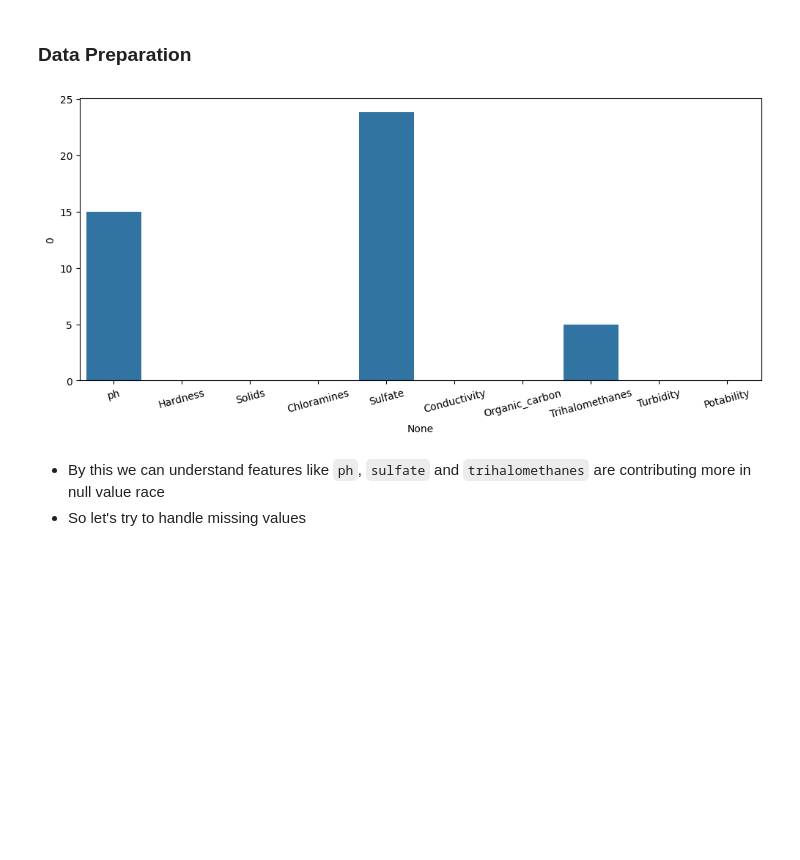
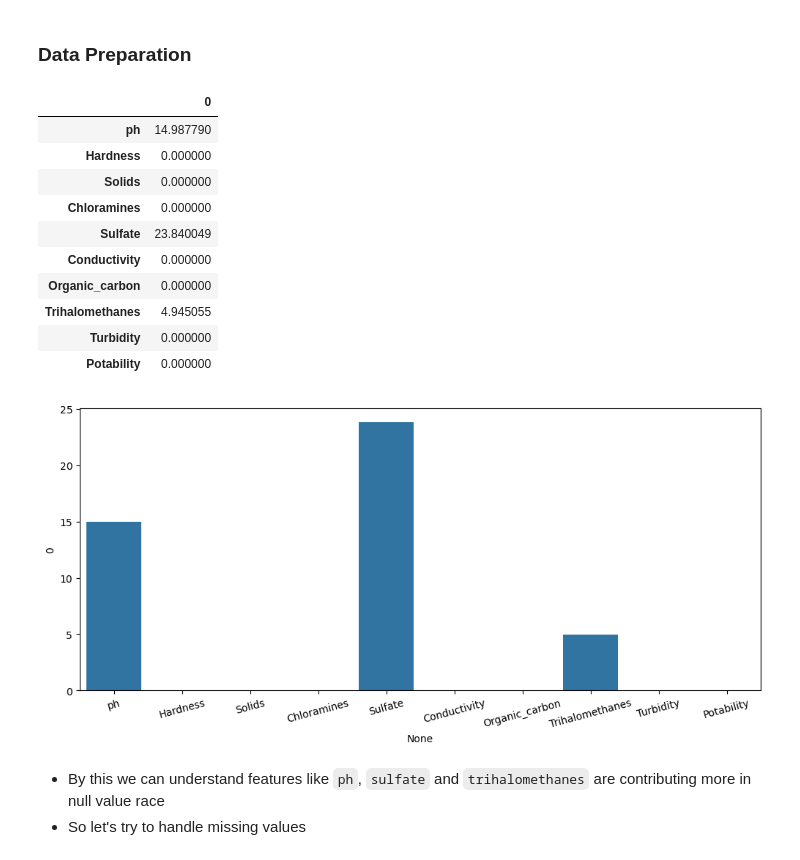
Before and after one commit to bhukyachinna/ML-projects, a Jupyter notebook: project2_water_quality_prediction/water_potability_prediction.ipynb, the cells around one changed output. Cells and saved outputs as stored; diff of their text form; code cells hidden in the pictures; blank space fills up the shorter version.

Commit message:
Restore project2_water_quality_prediction files

```diff
--- a/project2_water_quality_prediction/water_potability_prediction.ipynb
+++ b/project2_water_quality_prediction/water_potability_prediction.ipynb
@@ -3,7 +3,7 @@ import pandas as pd
 import matplotlib.pyplot as plt
 import seaborn as sns
 # %%
-water_dataframe = pd.read_csv('/content/water_potability.csv')
+water_dataframe = pd.read_csv('water_potability.csv')
 # %%
 water_dataframe.head()
 # %% [output]
@@ -27,12 +29,25 @@ water_dataframe.tail()
+# %%
+missing_percent
+# %% [output]
+|  | 0 |
+| ph | 14.987790 |
+| Hardness | 0.000000 |
+| Solids | 0.000000 |
+| Chloramines | 0.000000 |
+| Sulfate | 23.840049 |
+| Conductivity | 0.000000 |
+| Organic_carbon | 0.000000 |
+| Trihalomethanes | 4.945055 |
+| Turbidity | 0.000000 |
+| Potability | 0.000000 |
 # %%
-missing_percent = pd.DataFrame(water_dataframe.isnull().sum() / len(water_dataframe)* 100)
 
 plt.figure(figsize=(12, 5))
 sns.barplot(x = missing_percent.index, y = missing_percent[0])
 plt.xticks(rotation = 15)
 plt.show()
 # %% [output]
-[figure, old version]
+[figure, new version]
 # %% [markdown]
 - By this we can understand features like `ph`, `sulfate` and `trihalomethanes` are contributing more in null value race
 - So let's try to handle missing values
```
Also changed, not shown: parts of 2 cells of this notebook.
